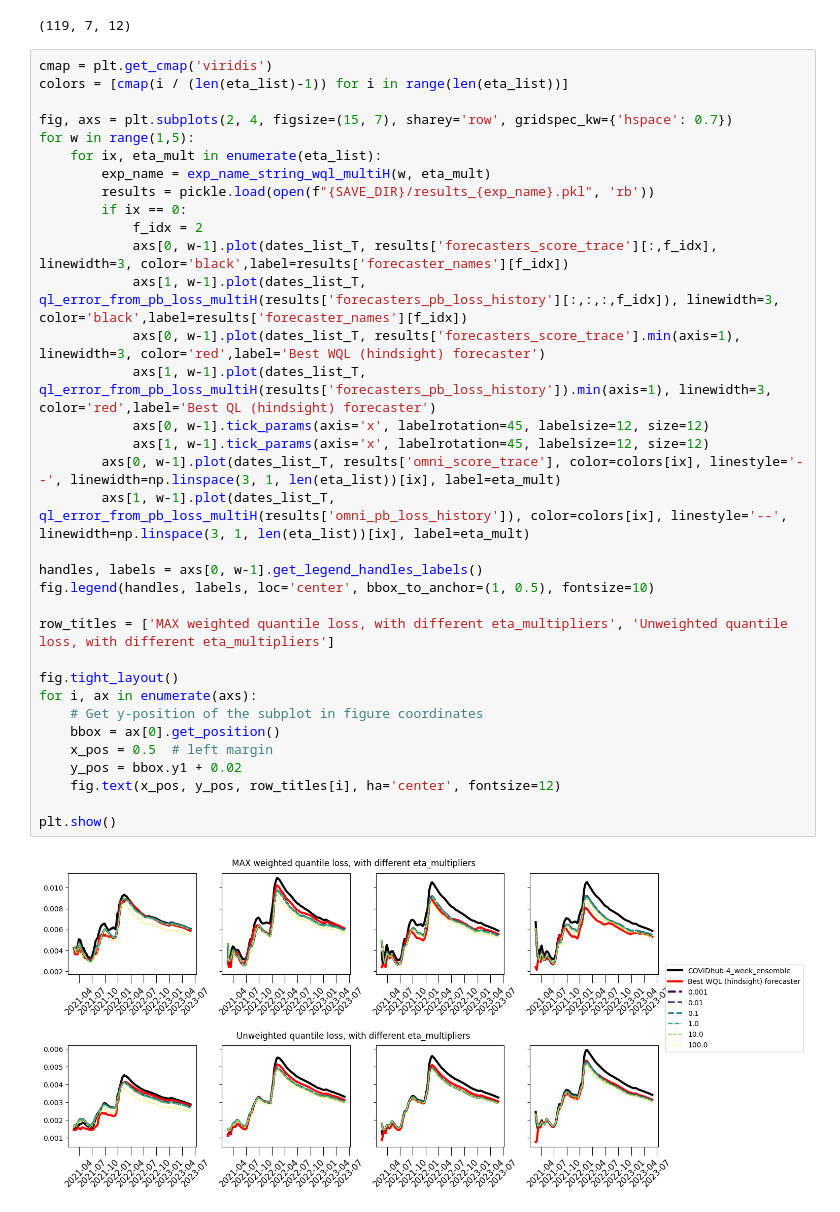
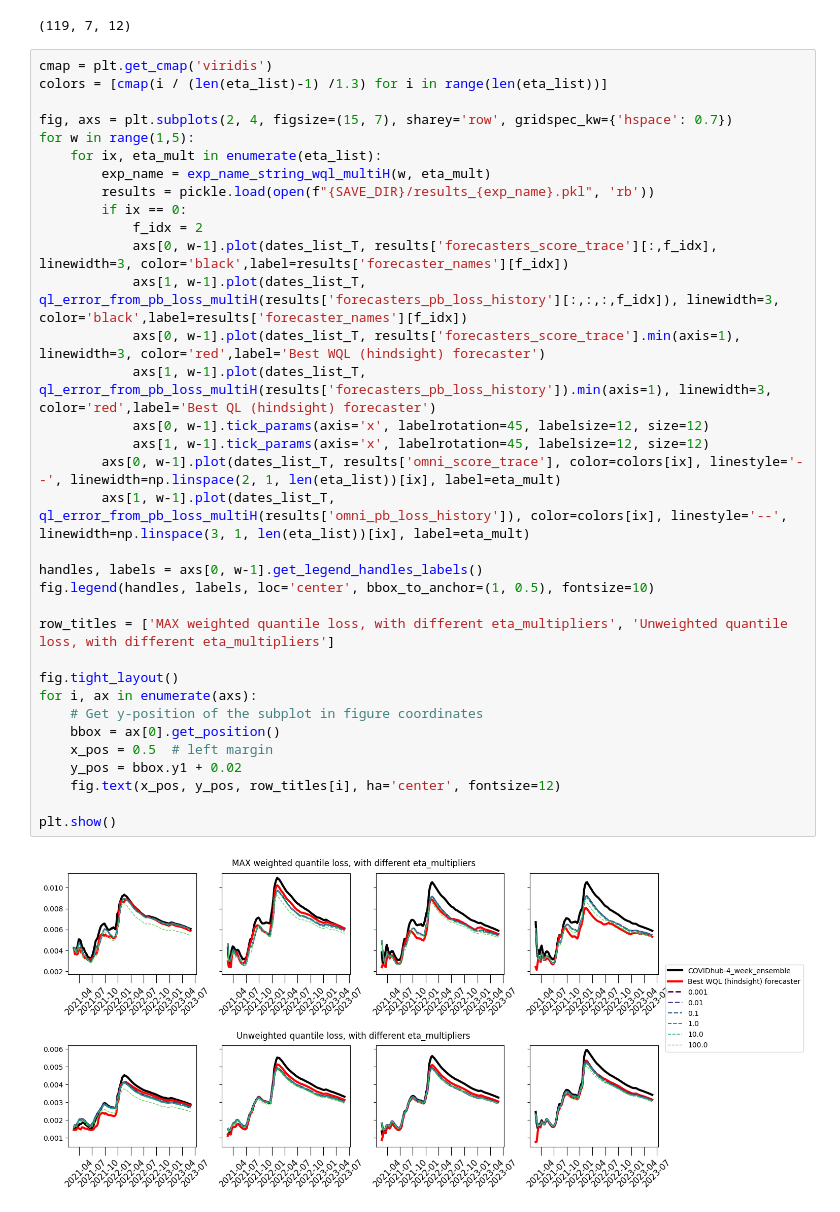
Before and after one commit to hysk79/omni-quantile, a Jupyter notebook: src/covid_hosp_weekly_wql_multiH.ipynb, the cells around one changed output. Cells and saved outputs as stored; diff of their text form.

```diff
--- a/src/covid_hosp_weekly_wql_multiH.ipynb
+++ b/src/covid_hosp_weekly_wql_multiH.ipynb
@@ -122,40 +122,40 @@ results['forecasters_pb_loss_history'][:,:,f_idx,:].shape
 (119, 7, 12)
 # %%
 cmap = plt.get_cmap('viridis')
-colors = [cmap(i / (len(eta_list)-1)) for i in range(len(eta_list))]
+colors = [cmap(i / (len(eta_list)-1) /1.3) for i in range(len(eta_list))]
 
 fig, axs = plt.subplots(2, 4, figsize=(15, 7), sharey='row', gridspec_kw={'hspace': 0.7})
 for w in range(1,5):
     for ix, eta_mult in enumerate(eta_list):
         exp_name = exp_name_string_wql_multiH(w, eta_mult)
         results = pickle.load(open(f"{SAVE_DIR}/results_{exp_name}.pkl", 'rb'))
         if ix == 0:
             f_idx = 2
             axs[0, w-1].plot(dates_list_T, results['forecasters_score_trace'][:,f_idx], linewidth=3, color='black',label=results['forecaster_names'][f_idx])
             axs[1, w-1].plot(dates_list_T, ql_error_from_pb_loss_multiH(results['forecasters_pb_loss_history'][:,:,:,f_idx]), linewidth=3, color='black',label=results['forecaster_names'][f_idx])
             axs[0, w-1].plot(dates_list_T, results['forecasters_score_trace'].min(axis=1), linewidth=3, color='red',label='Best WQL (hindsight) forecaster')
             axs[1, w-1].plot(dates_list_T, ql_error_from_pb_loss_multiH(results['forecasters_pb_loss_history']).min(axis=1), linewidth=3, color='red',label='Best QL (hindsight) forecaster')
             axs[0, w-1].tick_params(axis='x', labelrotation=45, labelsize=12, size=12)
             axs[1, w-1].tick_params(axis='x', labelrotation=45, labelsize=12, size=12)
-        axs[0, w-1].plot(dates_list_T, results['omni_score_trace'], color=colors[ix], linestyle='--', linewidth=np.linspace(3, 1, len(eta_list))[ix], label=eta_mult)
+        axs[0, w-1].plot(dates_list_T, results['omni_score_trace'], color=colors[ix], linestyle='--', linewidth=np.linspace(2, 1, len(eta_list))[ix], label=eta_mult)
         axs[1, w-1].plot(dates_list_T, ql_error_from_pb_loss_multiH(results['omni_pb_loss_history']), color=colors[ix], linestyle='--', linewidth=np.linspace(3, 1, len(eta_list))[ix], label=eta_mult)
 
 handles, labels = axs[0, w-1].get_legend_handles_labels()
 fig.legend(handles, labels, loc='center', bbox_to_anchor=(1, 0.5), fontsize=10)
 
 row_titles = ['MAX weighted quantile loss, with different eta_multipliers', 'Unweighted quantile loss, with different eta_multipliers']
 
 fig.tight_layout()
 for i, ax in enumerate(axs):
     # Get y-position of the subplot in figure coordinates
     bbox = ax[0].get_position()
     x_pos = 0.5  # left margin
     y_pos = bbox.y1 + 0.02
     fig.text(x_pos, y_pos, row_titles[i], ha='center', fontsize=12)
 
 plt.show()
 # %% [output]
-[figure, old version]
+[figure, new version]
 # %%
 # Each quantile level
 eta_mult = 1.0
```
Also changed, not shown: parts of 2 cells of this notebook, 12 other files.
